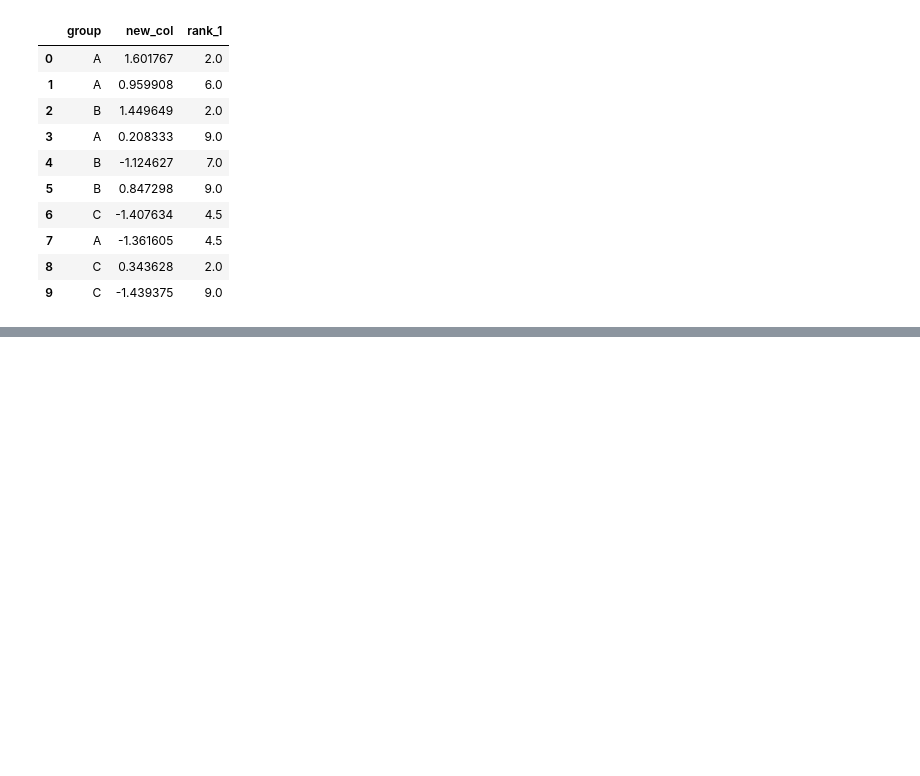
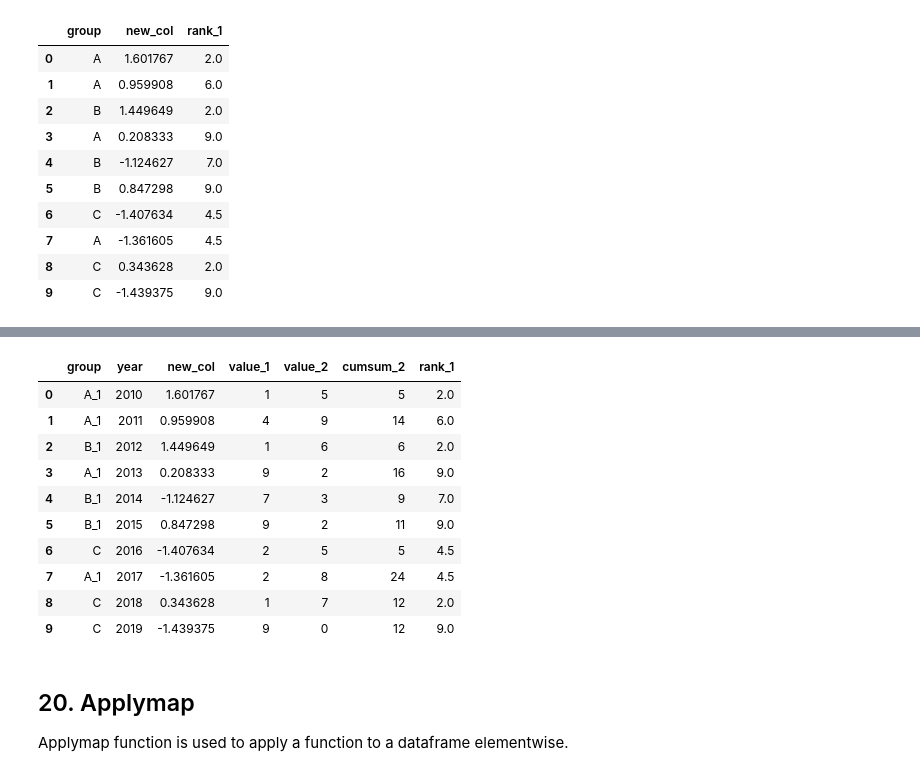
Before and after one commit to loganrane/MachineLearning101, a Jupyter notebook: Hacks/20 Panda Functions for better Analysis.ipynb, the cells around one changed output, grey strips where cells are left out. Saved outputs shown, nothing was run; the diff lists cells and outputs as text; code cells hidden in the pictures; blank space fills up the shorter version.

Commit message:
add: all the functions

```diff
--- a/Hacks/20 Panda Functions for better Analysis.ipynb
+++ b/Hacks/20 Panda Functions for better Analysis.ipynb
@@ -401,0 +419,17 @@ df.select_dtypes(exclude='int32')
+# %%
+df.replace({'A':'A_1', 'B':'B_1'})
+# %% [output]
+|  | group | year | new_col | value_1 | value_2 | cumsum_2 | rank_1 |
+| 0 | A_1 | 2010 | 1.601767 | 1 | 5 | 5 | 2.0 |
+| 1 | A_1 | 2011 | 0.959908 | 4 | 9 | 14 | 6.0 |
+| 2 | B_1 | 2012 | 1.449649 | 1 | 6 | 6 | 2.0 |
+| 3 | A_1 | 2013 | 0.208333 | 9 | 2 | 16 | 9.0 |
+| 4 | B_1 | 2014 | -1.124627 | 7 | 3 | 9 | 7.0 |
+| 5 | B_1 | 2015 | 0.847298 | 9 | 2 | 11 | 9.0 |
+| 6 | C | 2016 | -1.407634 | 2 | 5 | 5 | 4.5 |
+| 7 | A_1 | 2017 | -1.361605 | 2 | 8 | 24 | 4.5 |
+| 8 | C | 2018 | 0.343628 | 1 | 7 | 12 | 2.0 |
+| 9 | C | 2019 | -1.439375 | 9 | 0 | 12 | 9.0 |
+# %% [markdown]
+## 20. Applymap
+Applymap function is used to apply a function to a dataframe elementwise.
```
Also changed, not shown: parts of 4 cells of this notebook.
